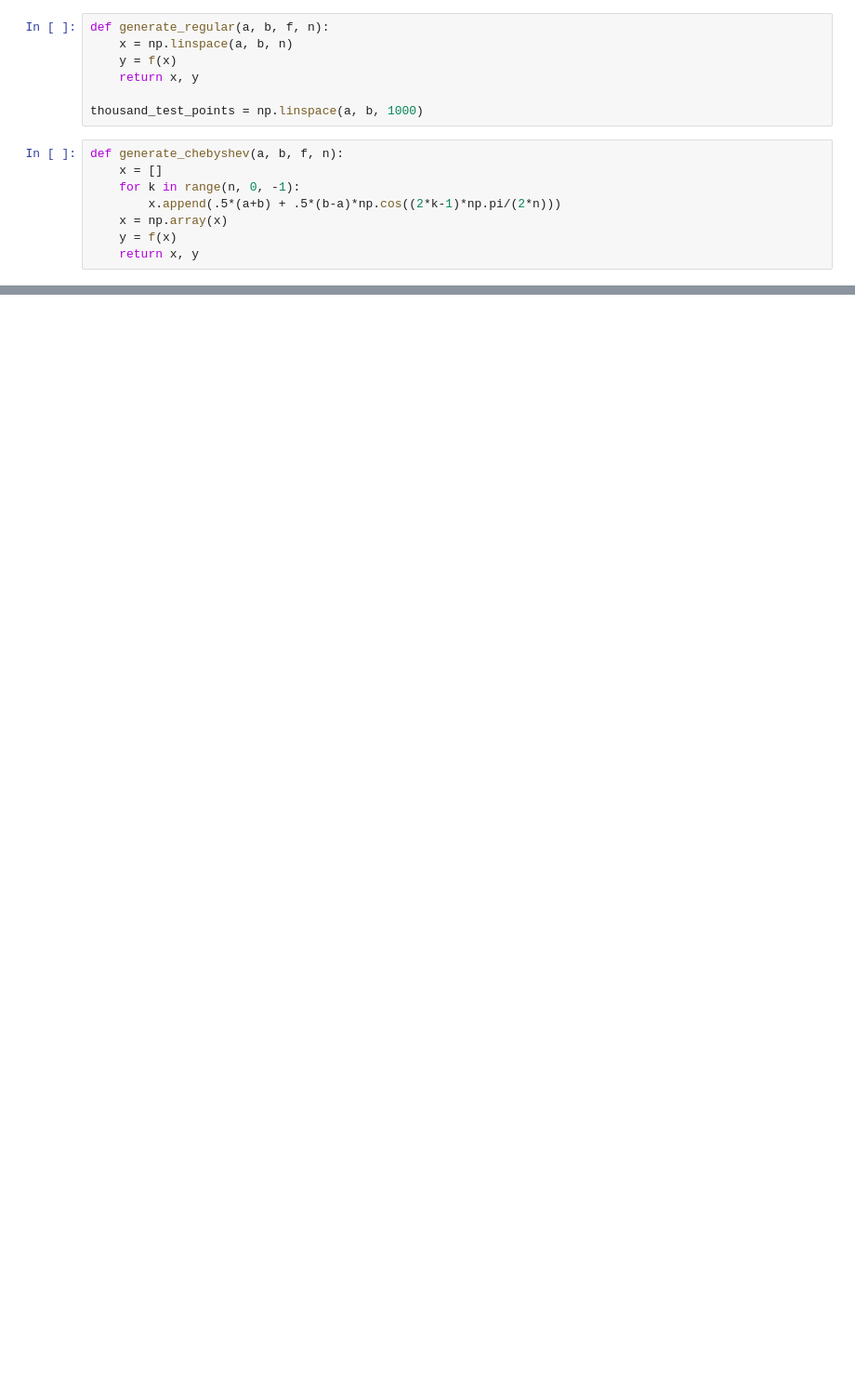
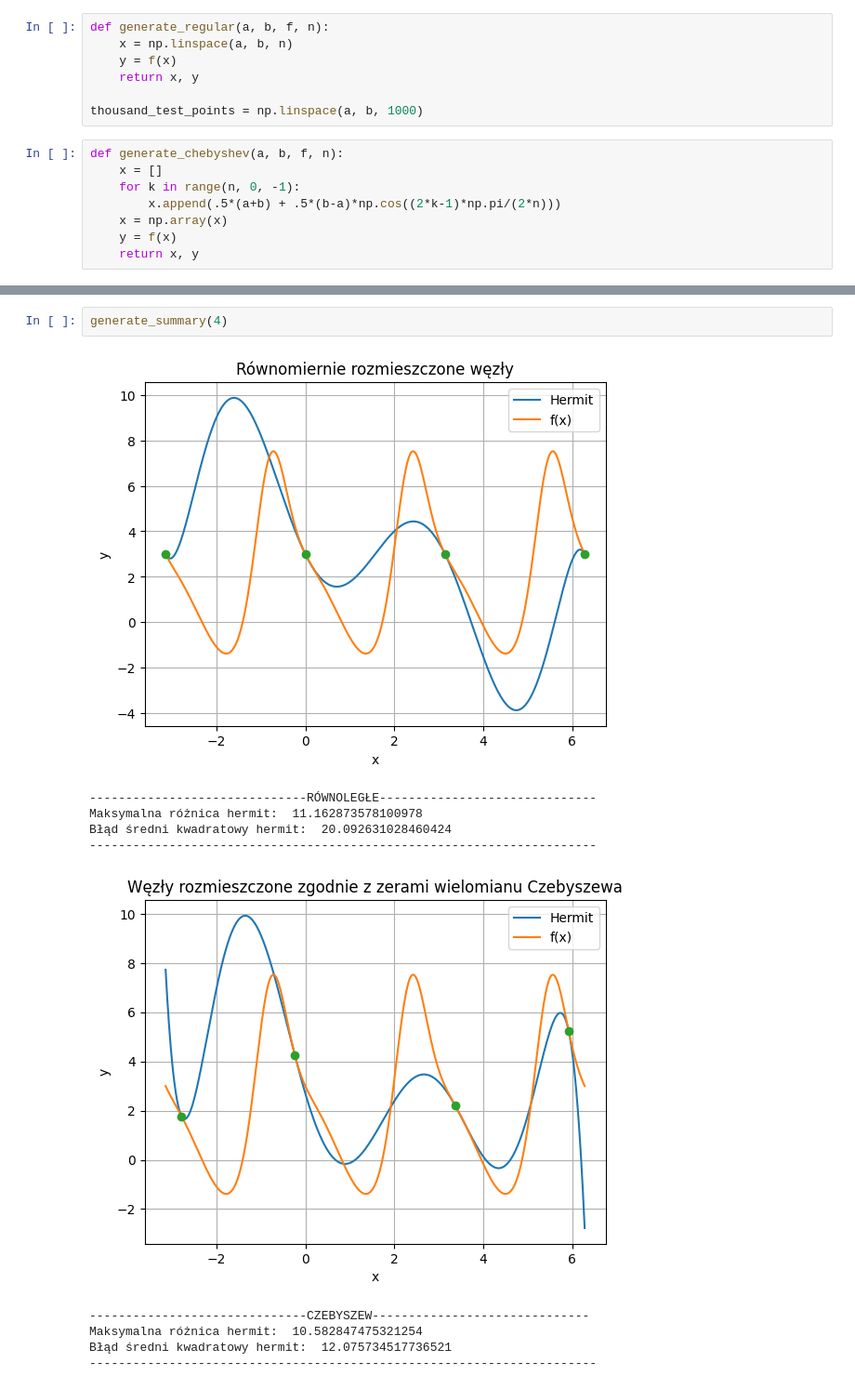
Before and after one commit to podedworny/MOwNiT_excercises, a Jupyter notebook: zad2/zad2b.ipynb, the cells around one changed output, grey strips where cells are left out. Shown at 93% size. Drawn from its saved outputs; the diff is of its cells as text; blank space fills up the shorter version.

```diff
--- a/zad2/zad2b.ipynb
+++ b/zad2/zad2b.ipynb
@@ -99,0 +128,13 @@ fun_painter(a,b,[fun,g],["fun","f(x)"],kk)
+# %%
+generate_summary(4)
+# %% [output]
+[figure, added]
+------------------------------RÓWNOLEGŁE------------------------------
+Maksymalna różnica hermit:  11.162873578100978
+Błąd średni kwadratowy hermit:  20.092631028460424
+----------------------------------------------------------------------
+[figure, added]
+------------------------------CZEBYSZEW------------------------------
+Maksymalna różnica hermit:  10.582847475321254
+Błąd średni kwadratowy hermit:  12.075734517736521
+----------------------------------------------------------------------
```
Also changed, not shown: parts of 18 cells of this notebook, 3 other files.
